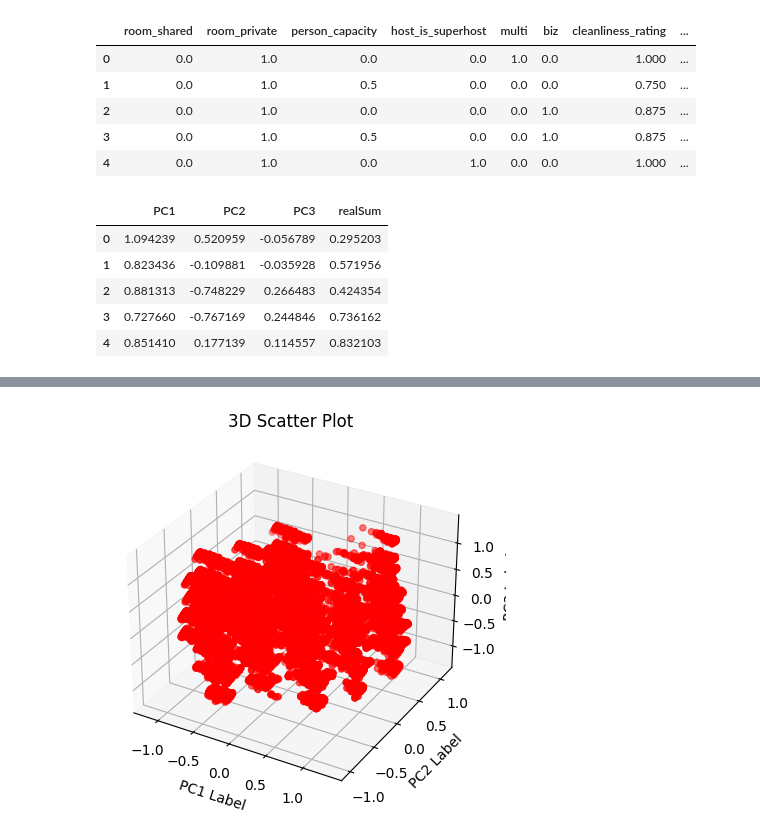
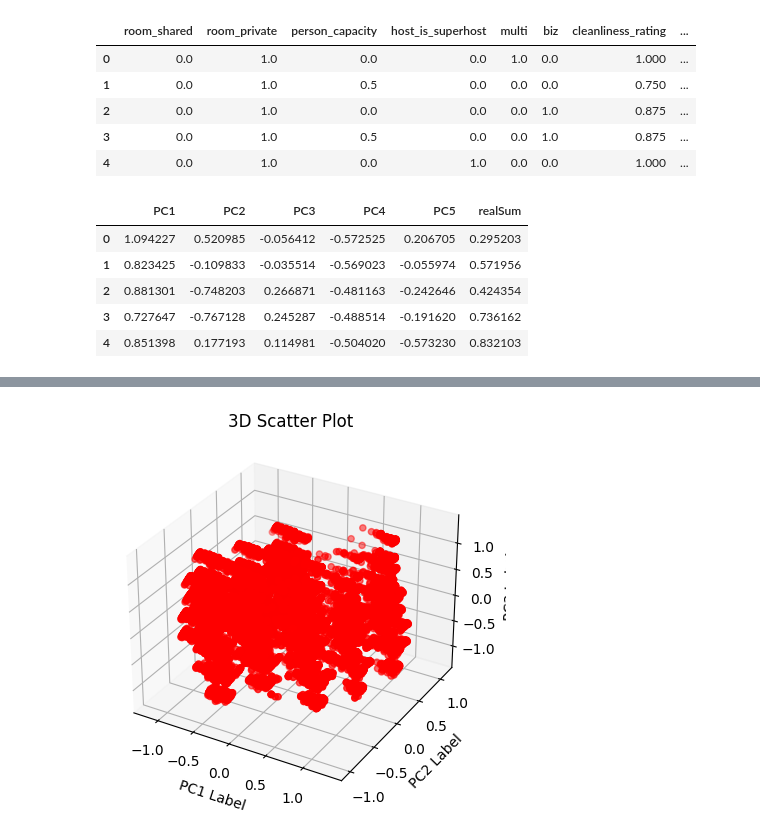
Before and after one commit to AlySemsem/ML_Project, a Jupyter notebook: ML_Project.ipynb, the cells around one changed output, grey strips where cells are left out. Saved outputs shown, nothing was run; the diff lists cells and outputs as text; code cells hidden in the pictures.

```diff
--- a/ML_Project.ipynb
+++ b/ML_Project.ipynb
@@ -276,14 +276,14 @@ We changed columns of type boolean to int for the machine learning model to be a
 # %% [markdown]
 **Normalization**
 # %%
-df = df_clean.copy()
-for column_name in df.columns:
-    df[column_name] = df[column_name]
-    min_val = df[column_name].min()
-    max_val = df[column_name].max()
-    df[column_name] = (df[column_name] - min_val) / (max_val - min_val)
+df_norm = df_clean.copy()
+for column_name in df_norm.columns:
+    df[column_name] = df_norm[column_name]
+    min_val = df_norm[column_name].min()
+    max_val = df_norm[column_name].max()
+    df_norm[column_name] = (df_norm[column_name] - min_val) / (max_val - min_val)
 
-df
+df_norm
 # %% [output]
 |  | realSum | room_shared | room_private | person_capacity | host_is_superhost | multi | biz | ... |
 | 0 | 0.295203 | 0.0 | 1.0 | 0.00 | 0.0 | 1.0 | 0.0 | ... |
@@ -301,11 +301,11 @@ df
 # %% [markdown]
 **3) PCA**
 # %%
-labels = df['realSum'].copy()
+labels = df_norm['realSum'].copy()
 
-iris = df.drop(['realSum'], axis=1)
+df_2 = df_norm.drop(['realSum'], axis=1)
 
-iris.head()
+df_2.head()
 # %% [output]
 |  | room_shared | room_private | person_capacity | host_is_superhost | multi | biz | cleanliness_rating | ... |
 | 0 | 0.0 | 1.0 | 0.0 | 0.0 | 1.0 | 0.0 | 1.000 | ... |
@@ -316,21 +316,21 @@ iris.head()
 # %%
 
 from sklearn.decomposition import PCA
 
-pca = PCA(n_components=3)
+pca = PCA(n_components=5)
 
-df_pca = pca.fit_transform(df)
+df_pca = pca.fit_transform(df_norm)
 
-df_2 = pd.DataFrame(df_pca, columns=['PC1', 'PC2', 'PC3'])
+df_2 = pd.DataFrame(df_pca, columns=['PC1', 'PC2', 'PC3', 'PC4', 'PC5'])
 
 # add the labels back to the iris dataframe
 df_2['realSum'] = labels
 
 df_2.head()
 # %% [output]
-|  | PC1 | PC2 | PC3 | realSum |
-| 0 | 1.094239 | 0.520959 | -0.056789 | 0.295203 |
-| 1 | 0.823436 | -0.109881 | -0.035928 | 0.571956 |
-| 2 | 0.881313 | -0.748229 | 0.266483 | 0.424354 |
-| 3 | 0.727660 | -0.767169 | 0.244846 | 0.736162 |
-| 4 | 0.851410 | 0.177139 | 0.114557 | 0.832103 |
+|  | PC1 | PC2 | PC3 | PC4 | PC5 | realSum |
+| 0 | 1.094227 | 0.520985 | -0.056412 | -0.572525 | 0.206705 | 0.295203 |
+| 1 | 0.823425 | -0.109833 | -0.035514 | -0.569023 | -0.055974 | 0.571956 |
+| 2 | 0.881301 | -0.748203 | 0.266871 | -0.481163 | -0.242646 | 0.424354 |
+| 3 | 0.727647 | -0.767128 | 0.245287 | -0.488514 | -0.191620 | 0.736162 |
+| 4 | 0.851398 | 0.177193 | 0.114981 | -0.504020 | -0.573230 | 0.832103 |
```
Also changed, not shown: parts of 6 cells of this notebook.
